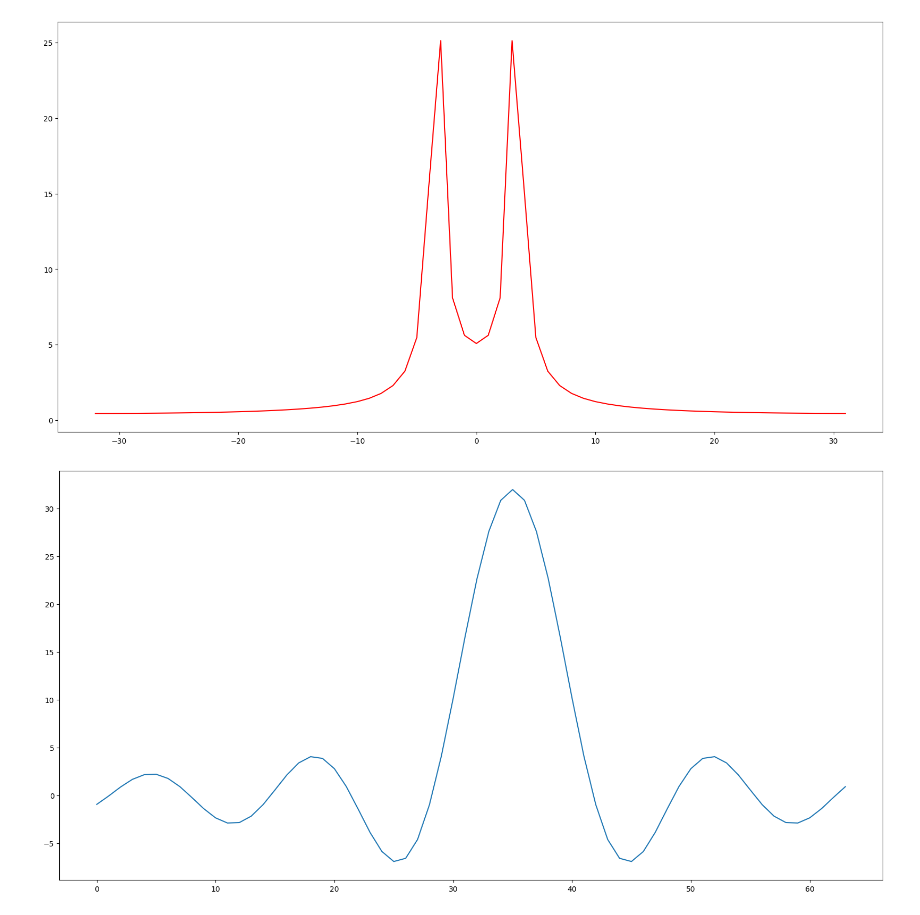
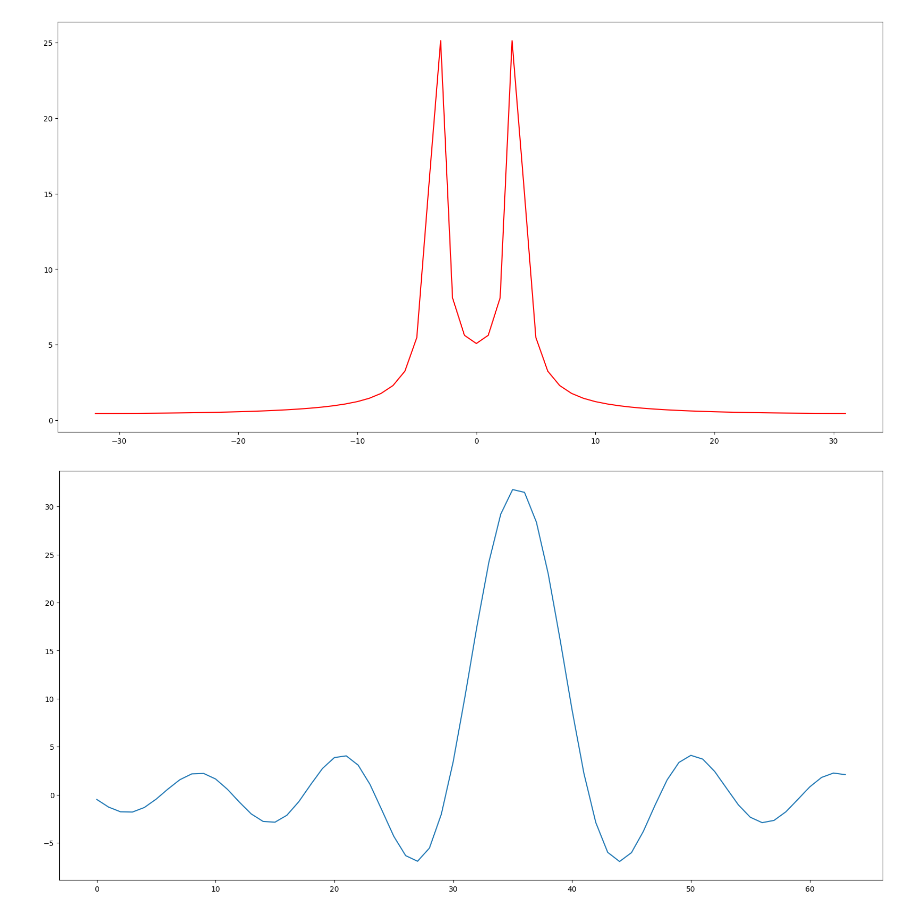
Before and after one commit to Esteb37/te2004b, a Jupyter notebook: Jupyter/Leakage.ipynb, the cells around one changed output. Drawn from its saved outputs; the diff is of its cells as text; code cells hidden in the pictures.

```diff
--- a/Jupyter/Leakage.ipynb
+++ b/Jupyter/Leakage.ipynb
@@ -78,16 +78,17 @@ plt.show()
 # %%
 fs = 64
 ts = 1/fs
-f0_1 = 3
+f0_1 = 3.4
 N = np.arange(fs)
 x_1 = sin(2*pi*f0_1*N*ts)
+X_1 = fft(x_1)
 
 f, ax = plots()
 N = np.arange(-32,32)
-x_sinc = 32*np.sinc(pi*f0_1*(3-N)*ts)
+x_sinc = 32*np.sinc(pi*f0_1*(f0_1-N)*ts)
 X_sinc = fft(x_sinc)
 plt.plot(x_sinc)
 plt.show()
 # %% [output]
-[figure, old version]
+[figure, new version]
 # %%
```
Also changed, not shown: parts of 3 cells of this notebook, 1 other file.
